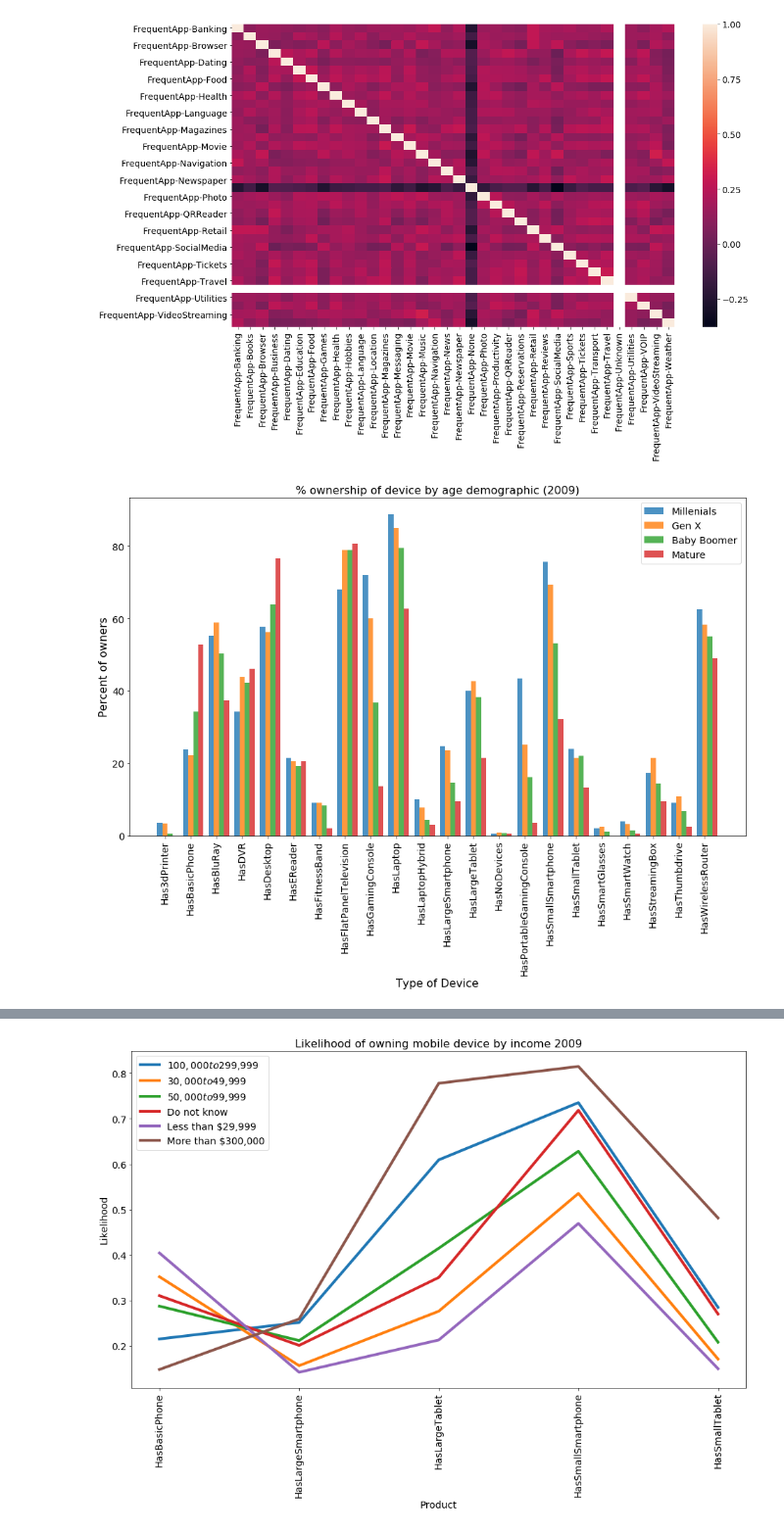
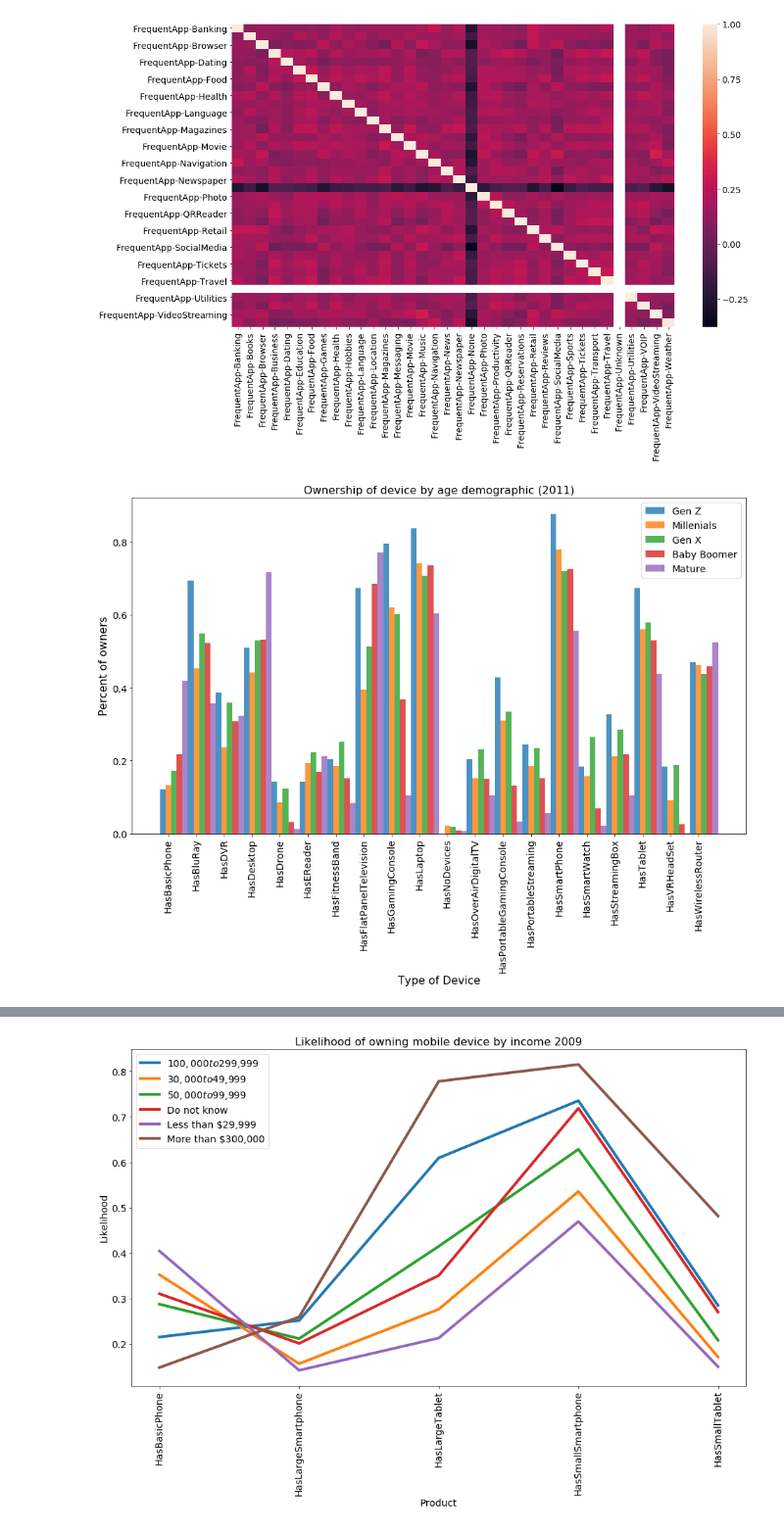
Before and after one commit to rohit-agrawal10/datascience, a Jupyter notebook: Questions1-22.ipynb, the cells around one changed output, grey strips where cells are left out. Shown at 98% size. Drawn from its saved outputs; the diff is of its cells as text; code cells hidden in the pictures.

```diff
--- a/Questions1-22.ipynb
+++ b/Questions1-22.ipynb
@@ -169,88 +169,78 @@ hasItems3 = np.intersect1d(HasItems, df3.columns)
 # %%
 AgeGroups = ['Gen Z', 'Millenial', 'Gen X', 'Baby Boomer', 'Mature']
 
-totalRep1 = df1['Age Group'][0:maxSample].value_counts().reset_index()
-totalRep2 = df2['Age Group'][0:maxSample].value_counts().reset_index()
-totalRep3 = df3['Age Group'][0:maxSample].value_counts().reset_index()
-
-hasItems_2009 = df1[0:maxSample].groupby('Age Group')[hasItems1].sum()
-hasItems_2010 = df2[0:maxSample].groupby('Age Group')[hasItems2].sum()
-hasItems_2011 = df3[0:maxSample].groupby('Age Group')[hasItems3].sum()
+hasItems_2009 = df1[0:maxSample].groupby('Age Group')[hasItems1].mean()
+hasItems_2010 = df2[0:maxSample].groupby('Age Group')[hasItems2].mean()
+hasItems_2011 = df3[0:maxSample].groupby('Age Group')[hasItems3].mean()
 # %%
 fig, ax = plt.subplots()
-index = np.arange(len(hasItems1))
 bar_width = 0.2
 opacity = 0.8
 
-rects1 = plt.bar(index+ bar_width, hasItems_2009.iloc[3].apply(lambda x: x * 100 / totalRep1.iloc[0][1]), bar_width,
-                 alpha=opacity, label='Millenials')
+# rects1 = plt.bar(index+ bar_width, hasItems_2009.iloc[3].apply(lambda x: x * 100 / totalRep1.iloc[0][1]), bar_width,
+#                  alpha=opacity, label='Millenials')
 
-rects2 = plt.bar(index+ (2*bar_width), hasItems_2009.iloc[1].apply(lambda x: x * 100 / totalRep1.iloc[1][1]), bar_width,
-                 alpha=opacity, label='Gen X')
+# rects2 = plt.bar(index+ (2*bar_width), hasItems_2009.iloc[1].apply(lambda x: x * 100 / totalRep1.iloc[1][1]), bar_width,
+#                  alpha=opacity, label='Gen X')
 
-rects3 = plt.bar(index+ (3*bar_width), hasItems_2009.iloc[0].apply(lambda x: x * 100 / totalRep1.iloc[2][1]), bar_width,
-                 alpha=opacity, label='Baby Boomer')
+# rects3 = plt.bar(index+ (3*bar_width), hasItems_2009.iloc[0].apply(lambda x: x * 100 / totalRep1.iloc[2][1]), bar_width,
+#                  alpha=opacity, label='Baby Boomer')
 
-rects3 = plt.bar(index+ (4*bar_width), hasItems_2009.iloc[2].apply(lambda x: x * 100 / totalRep1.iloc[3][1]), bar_width,
-                 alpha=opacity, label='Mature')
+# rects3 = plt.bar(index+ (4*bar_width), hasItems_2009.iloc[2].apply(lambda x: x * 100 / totalRep1.iloc[3][1]), bar_width,
+#                  alpha=opacity, label='Mature')
 
-plt.ylabel('Percent of owners')
-plt.xlabel('Type of Device')
-plt.title('% ownership of device by age demographic (2009)')
-plt.xticks(index + (bar_width)*2, hasItems_2009.keys(), rotation = 90)
-plt.legend()
+# plt.ylabel('Percent of owners')
+# plt.xlabel('Type of Device')
+# plt.title('% ownership of device by age demographic (2009)')
+# plt.xticks(index + (bar_width)*2, hasItems_2009.keys(), rotation = 90)
+# plt.legend()
 
-plt.show()
+# plt.show()
 
-index = np.arange(len(hasItems2))
+# index = np.arange(len(hasItems2))
 
 
-rects1 = plt.bar(index+ bar_width, hasItems_2011.iloc[2].apply(lambda x: x * 100 / totalRep3.iloc[4][1]), bar_width,
-                 alpha=opacity, label='Gen Z')
+# rects1 = plt.bar(index+ bar_width, hasItems_2011.iloc[2].apply(lambda x: x * 100 / totalRep3.iloc[4][1]), bar_width,
+#                  alpha=opacity, label='Gen Z')
 
-rects2 = plt.bar(index+ bar_width, hasItems_2010.iloc[4].apply(lambda x: x * 100 / totalRep2.iloc[0][1]), bar_width,
-                 alpha=opacity, label='Millenials')
+# rects2 = plt.bar(index+ bar_width, hasItems_2010.iloc[4].apply(lambda x: x * 100 / totalRep2.iloc[0][1]), bar_width,
+#                  alpha=opacity, label='Millenials')
 
-rects3 = plt.bar(index+ (2*bar_width), hasItems_2010.iloc[1].apply(lambda x: x * 100 / totalRep2.iloc[1][1]), bar_width,
-                 alpha=opacity, label='Gen X')
+# rects3 = plt.bar(index+ (2*bar_width), hasItems_2010.iloc[1].apply(lambda x: x * 100 / totalRep2.iloc[1][1]), bar_width,
+#                  alpha=opacity, label='Gen X')
 
-rects4 = plt.bar(index+ (3*bar_width), hasItems_2010.iloc[0].apply(lambda x: x * 100 / totalRep2.iloc[2][1]), bar_width,
-                 alpha=opacity, label='Baby Boomer')
+# rects4 = plt.bar(index+ (3*bar_width), hasItems_2010.iloc[0].apply(lambda x: x * 100 / totalRep2.iloc[2][1]), bar_width,
+#                  alpha=opacity, label='Baby Boomer')
 
-rects5 = plt.bar(index+ (4*bar_width), hasItems_2010.iloc[3].apply(lambda x: x * 100 / totalRep2.iloc[3][1]), bar_width,
-                 alpha=opacity, label='Mature')
+# rects5 = plt.bar(index+ (4*bar_width), hasItems_2010.iloc[3].apply(lambda x: x * 100 / totalRep2.iloc[3][1]), bar_width,
+#                  alpha=opacity, label='Mature')
 
-plt.ylabel('Percent of owners')
-plt.xlabel('Type of Device')
-plt.title('Ownership of device by age demographic (2010)')
-plt.xticks(index + (bar_width), hasItems_2010.keys(), rotation = 90)
-plt.legend()
+# plt.ylabel('Percent of owners')
+# plt.xlabel('Type of Device')
+# plt.title('Ownership of device by age demographic (2010)')
+# plt.xticks(index + (bar_width), hasItems_2010.keys(), rotation = 90)
+# plt.legend()
 
-plt.show()
+# plt.show()
 
 index = np.arange(len(hasItems3))
 
-rects1 = plt.bar(index+ bar_width, hasItems_2011.iloc[2].apply(lambda x: x * 100 / totalRep3.iloc[4][1]), bar_width,
-                 alpha=opacity, label='Gen Z')
+rects1 = plt.bar(index + bar_width, hasItems_2011.iloc[2], bar_width, alpha=opacity, label='Gen Z')
 
-rects2 = plt.bar(index+ bar_width, hasItems_2011.iloc[4].apply(lambda x: x * 100 / totalRep3.iloc[1][1]), bar_width,
-                 alpha=opacity, label='Millenials')
+rects2 = plt.bar(index+ (2*bar_width), hasItems_2011.iloc[4], bar_width, alpha=opacity, label='Millenials')
 
-rects3 = plt.bar(index+ (2*bar_width), hasItems_2011.iloc[1].apply(lambda x: x * 100 / totalRep3.iloc[2][1]), bar_width,
-                 alpha=opacity, label='Gen X')
+rects3 = plt.bar(index+ (3*bar_width), hasItems_2011.iloc[1], bar_width, alpha=opacity, label='Gen X')
 
-rects4 = plt.bar(index+ (3*bar_width), hasItems_2011.iloc[0].apply(lambda x: x * 100 / totalRep3.iloc[3][1]), bar_width,
-                 alpha=opacity, label='Baby Boomer')
+rects4 = plt.bar(index+ (4*bar_width), hasItems_2011.iloc[0], bar_width, alpha=opacity, label='Baby Boomer')
 
-rects5 = plt.bar(index+ (4*bar_width), hasItems_2011.iloc[3].apply(lambda x: x * 100 / totalRep3.iloc[0][1]), bar_width,
-                 alpha=opacity, label='Mature')
+rects5 = plt.bar(index+ (5*bar_width), hasItems_2011.iloc[3], bar_width, alpha=opacity, label='Mature')
 
 plt.ylabel('Percent of owners')
 plt.xlabel('Type of Device')
 plt.title('Ownership of device by age demographic (2011)')
-plt.xticks(index + (bar_width), hasItems_2011.keys(), rotation = 90)
+plt.xticks(index + (bar_width*2), hasItems_2011.keys(), rotation = 90)
 plt.legend()
 
 plt.show()
 # %% [output]
-[figure, old version]
+[figure, new version]
```
Also changed, not shown: parts of 9 cells of this notebook.
